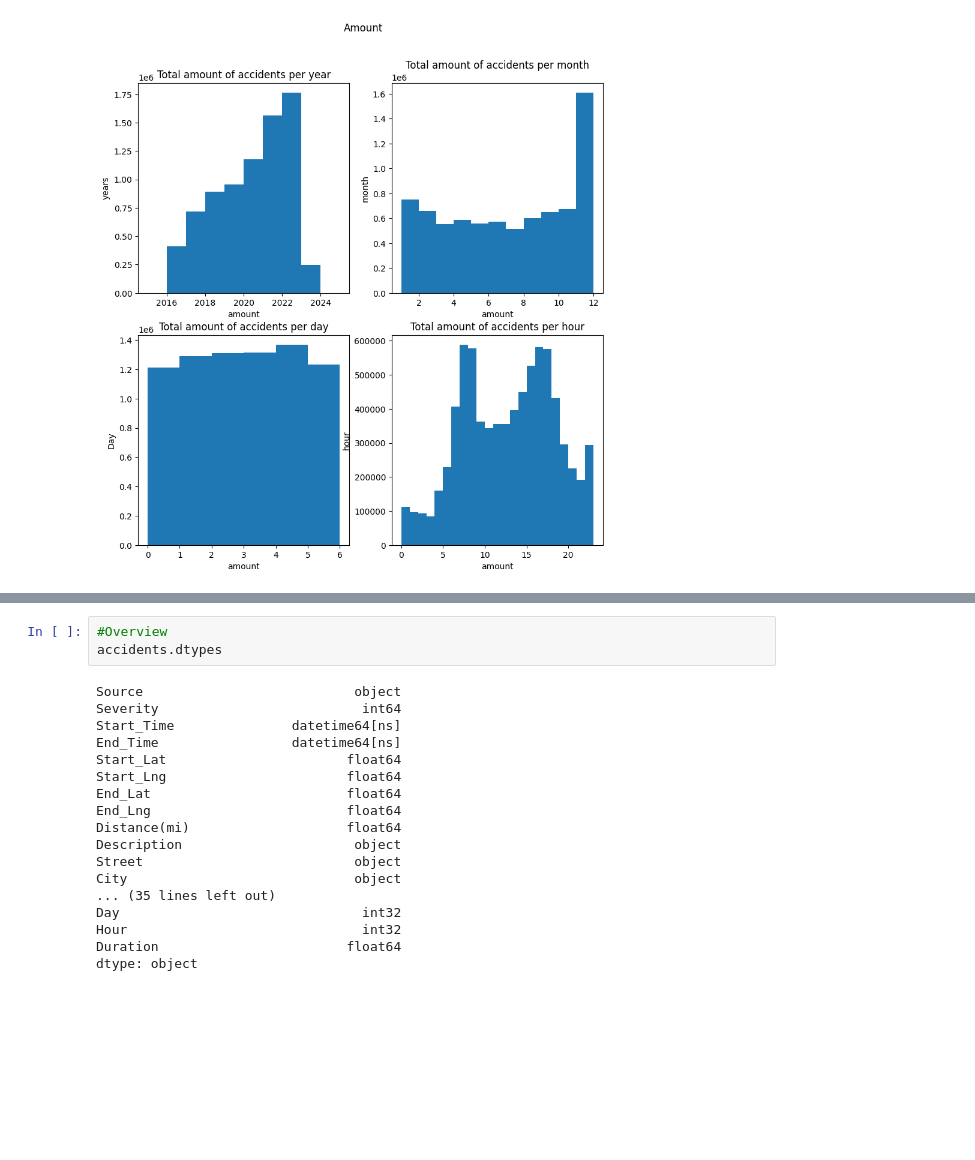
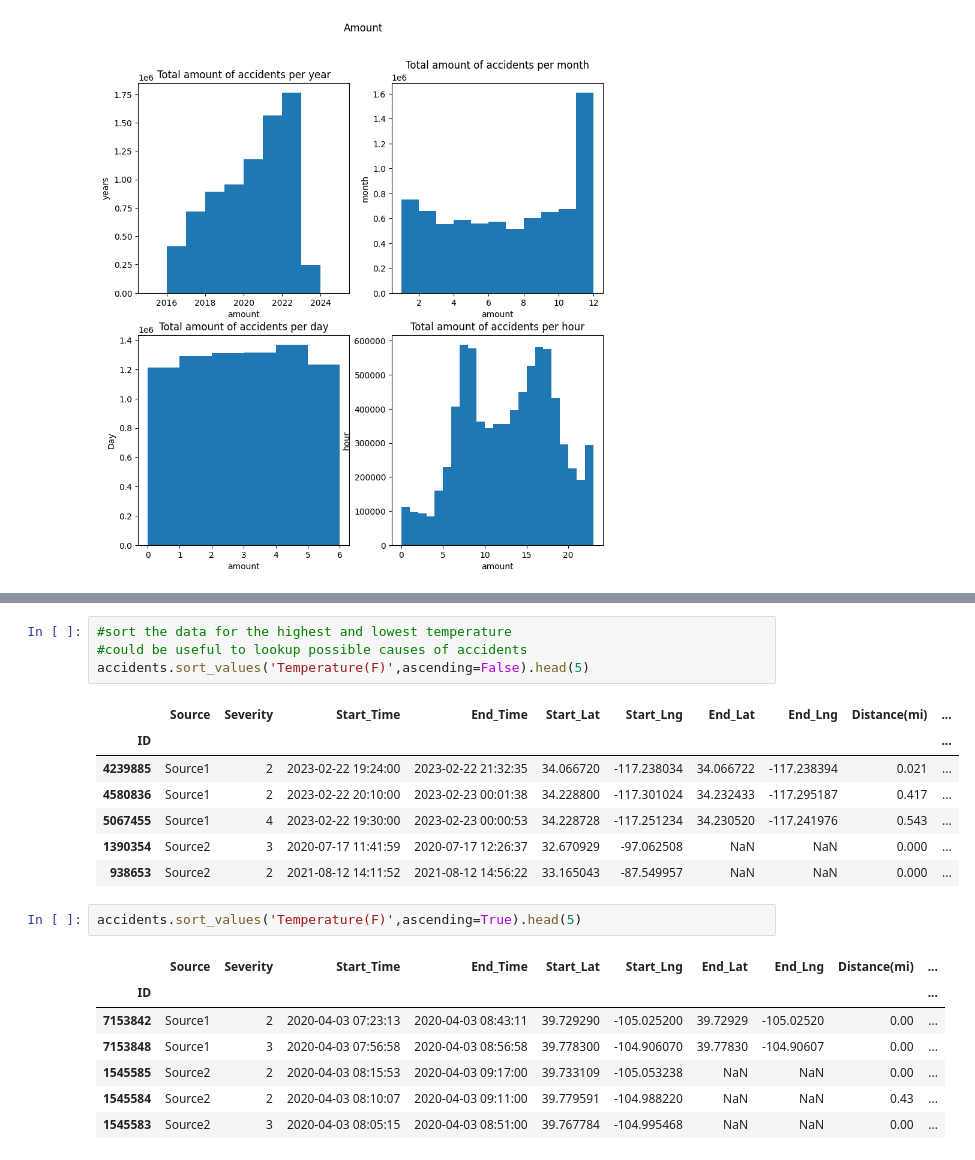
Before and after one commit to 31foan1dpt/DataAnalytics, a Jupyter notebook: Mindestanforderung_2.ipynb, the cells around one changed output, grey strips where cells are left out. Saved outputs shown, nothing was run; the diff lists cells and outputs as text; blank space fills up the shorter version.

```diff
--- a/Mindestanforderung_2.ipynb
+++ b/Mindestanforderung_2.ipynb
@@ -298,21 +312,22 @@ accidents.groupby('State').agg({'Severity':'mean', 'Duration': 'mean', })
 # %%
-#Overview
-accidents.dtypes
+#sort the data for the highest and lowest temperature
+#could be useful to lookup possible causes of accidents
+accidents.sort_values('Temperature(F)',ascending=False).head(5)
 # %% [output]
-Source                           object
-Severity                          int64
-Start_Time               datetime64[ns]
-End_Time                 datetime64[ns]
-Start_Lat                       float64
-Start_Lng                       float64
-End_Lat                         float64
-End_Lng                         float64
-Distance(mi)                    float64
-Description                      object
-Street                           object
-City                             object
-... (35 lines left out)
-Day                               int32
-Hour                              int32
-Duration                        float64
-dtype: object
+|  | Source | Severity | Start_Time | End_Time | Start_Lat | Start_Lng | End_Lat | End_Lng | Distance(mi) | ... |
+| ID |  |  |  |  |  |  |  |  |  | ... |
+| 4239885 | Source1 | 2 | 2023-02-22 19:24:00 | 2023-02-22 21:32:35 | 34.066720 | -117.238034 | 34.066722 | -117.238394 | 0.021 | ... |
+| 4580836 | Source1 | 2 | 2023-02-22 20:10:00 | 2023-02-23 00:01:38 | 34.228800 | -117.301024 | 34.232433 | -117.295187 | 0.417 | ... |
+| 5067455 | Source1 | 4 | 2023-02-22 19:30:00 | 2023-02-23 00:00:53 | 34.228728 | -117.251234 | 34.230520 | -117.241976 | 0.543 | ... |
+| 1390354 | Source2 | 3 | 2020-07-17 11:41:59 | 2020-07-17 12:26:37 | 32.670929 | -97.062508 | NaN | NaN | 0.000 | ... |
+| 938653 | Source2 | 2 | 2021-08-12 14:11:52 | 2021-08-12 14:56:22 | 33.165043 | -87.549957 | NaN | NaN | 0.000 | ... |
+# %%
+accidents.sort_values('Temperature(F)',ascending=True).head(5)
+# %% [output]
+|  | Source | Severity | Start_Time | End_Time | Start_Lat | Start_Lng | End_Lat | End_Lng | Distance(mi) | ... |
+| ID |  |  |  |  |  |  |  |  |  | ... |
+| 7153842 | Source1 | 2 | 2020-04-03 07:23:13 | 2020-04-03 08:43:11 | 39.729290 | -105.025200 | 39.72929 | -105.02520 | 0.00 | ... |
+| 7153848 | Source1 | 3 | 2020-04-03 07:56:58 | 2020-04-03 08:56:58 | 39.778300 | -104.906070 | 39.77830 | -104.90607 | 0.00 | ... |
+| 1545585 | Source2 | 2 | 2020-04-03 08:15:53 | 2020-04-03 09:17:00 | 39.733109 | -105.053238 | NaN | NaN | 0.00 | ... |
+| 1545584 | Source2 | 2 | 2020-04-03 08:10:07 | 2020-04-03 09:11:00 | 39.779591 | -104.988220 | NaN | NaN | 0.43 | ... |
+| 1545583 | Source2 | 3 | 2020-04-03 08:05:15 | 2020-04-03 08:51:00 | 39.767784 | -104.995468 | NaN | NaN | 0.00 | ... |
```
Also changed, not shown: parts of 3 cells of this notebook, 1 other file.
